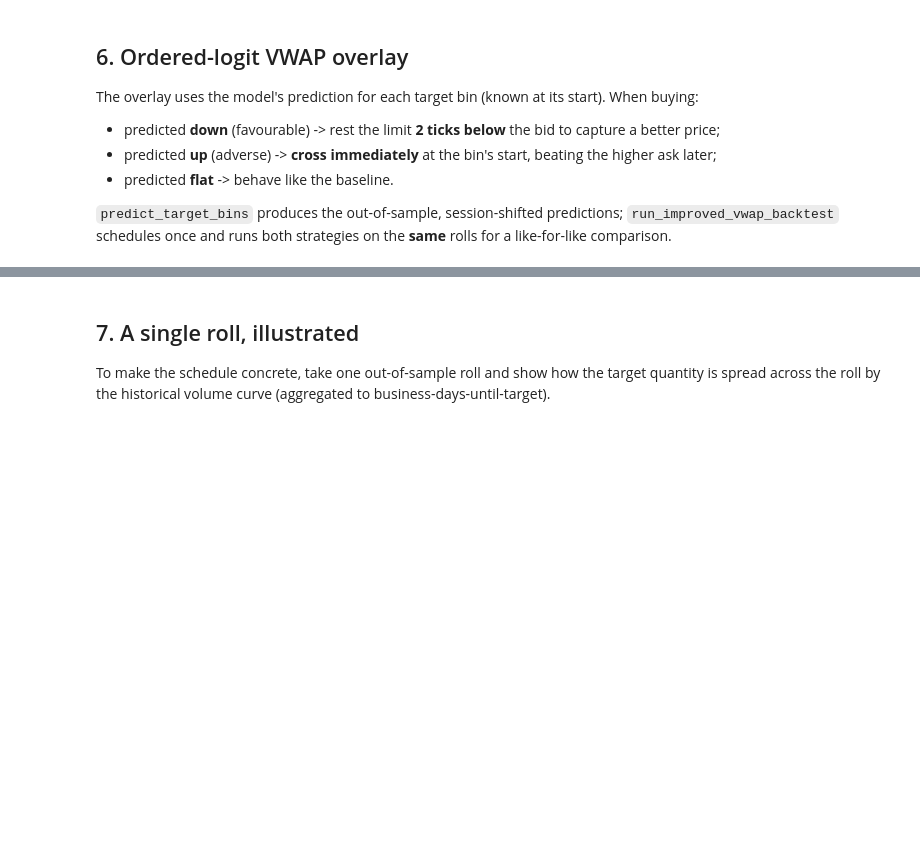
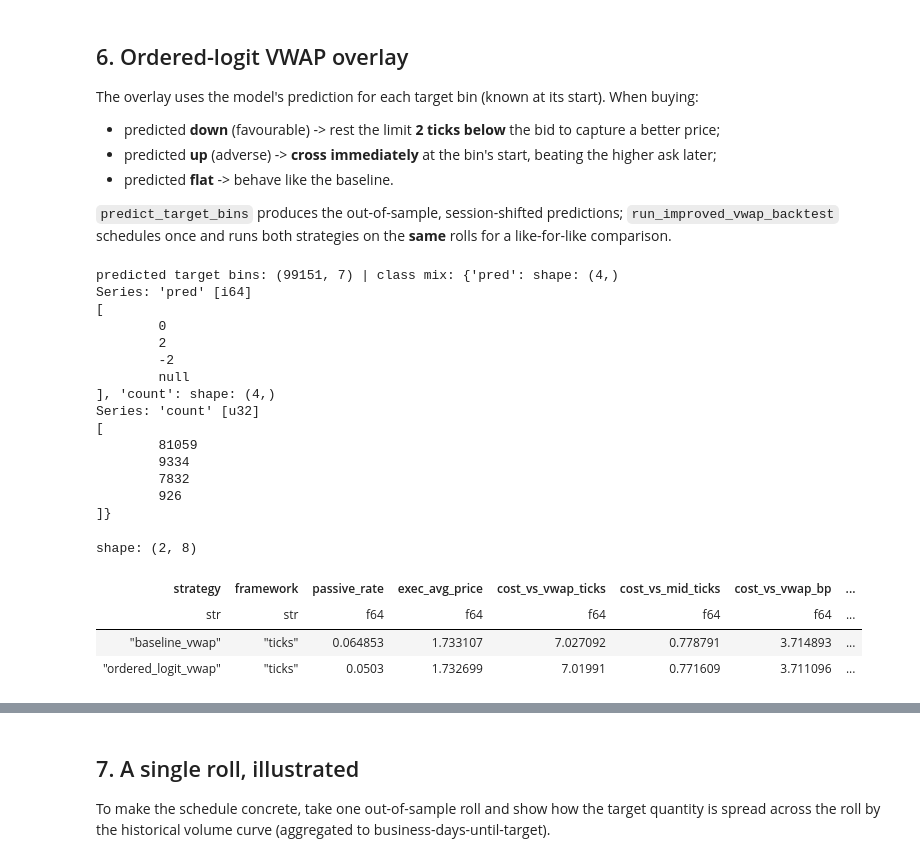
Before and after one commit to qe-internship-wjw/ip1, a Jupyter notebook: notebooks/03_vwap_backtest.ipynb, the cells around one changed output, grey strips where cells are left out. Saved outputs shown, nothing was run; the diff lists cells and outputs as text; code cells hidden in the pictures; blank space fills up the shorter version.

```diff
--- a/notebooks/03_vwap_backtest.ipynb
+++ b/notebooks/03_vwap_backtest.ipynb
@@ -228,12 +238,34 @@ schedules once and runs both strategies on the **same** rolls for a like-for-lik
 # %%
 preds = predict_target_bins(df_clean, windows, verbose=False)
 print('predicted target bins:', preds.shape,
       '| class mix:', preds['pred'].value_counts(sort=True).to_dict())
 
 summary, per_sec = run_improved_vwap_backtest(
     df_cs, preds, df_signals,
-    target_qty=TARGET_QTY, direction=DIRECTION, fill_model=FILL_MODEL,
+    target_qty=TARGET_QTY, direction=DIRECTION, fill_model=FILL_MODEL, framework='ticks',
 )
-summary.select('strategy', 'passive_rate', 'exec_avg_price',
-               'cost_vs_vwap_bp', 'cost_vs_mid_bp', 'improvement_vs_baseline_bp')
+# Headline framework is ticks per lot; bp columns are present too.
+summary.select('strategy', 'framework', 'passive_rate', 'exec_avg_price',
+               'cost_vs_vwap_ticks', 'cost_vs_mid_ticks', 'cost_vs_vwap_bp', 'improvement_vs_baseline')
+# %% [output]
+predicted target bins: (99151, 7) | class mix: {'pred': shape: (4,)
+Series: 'pred' [i64]
+[
+        0
+        2
+        -2
+        null
+], 'count': shape: (4,)
+Series: 'count' [u32]
+[
+        81059
+        9334
+        7832
+        926
+]}
+shape: (2, 8)
+| strategy | framework | passive_rate | exec_avg_price | cost_vs_vwap_ticks | cost_vs_mid_ticks | cost_vs_vwap_bp | ... |
+| str | str | f64 | f64 | f64 | f64 | f64 | ... |
+| "baseline_vwap" | "ticks" | 0.064853 | 1.733107 | 7.027092 | 0.778791 | 3.714893 | ... |
+| "ordered_logit_vwap" | "ticks" | 0.0503 | 1.732699 | 7.01991 | 0.771609 | 3.711096 | ... |
 # %%
```
Also changed, not shown: parts of 5 cells of this notebook, 2 other files.
